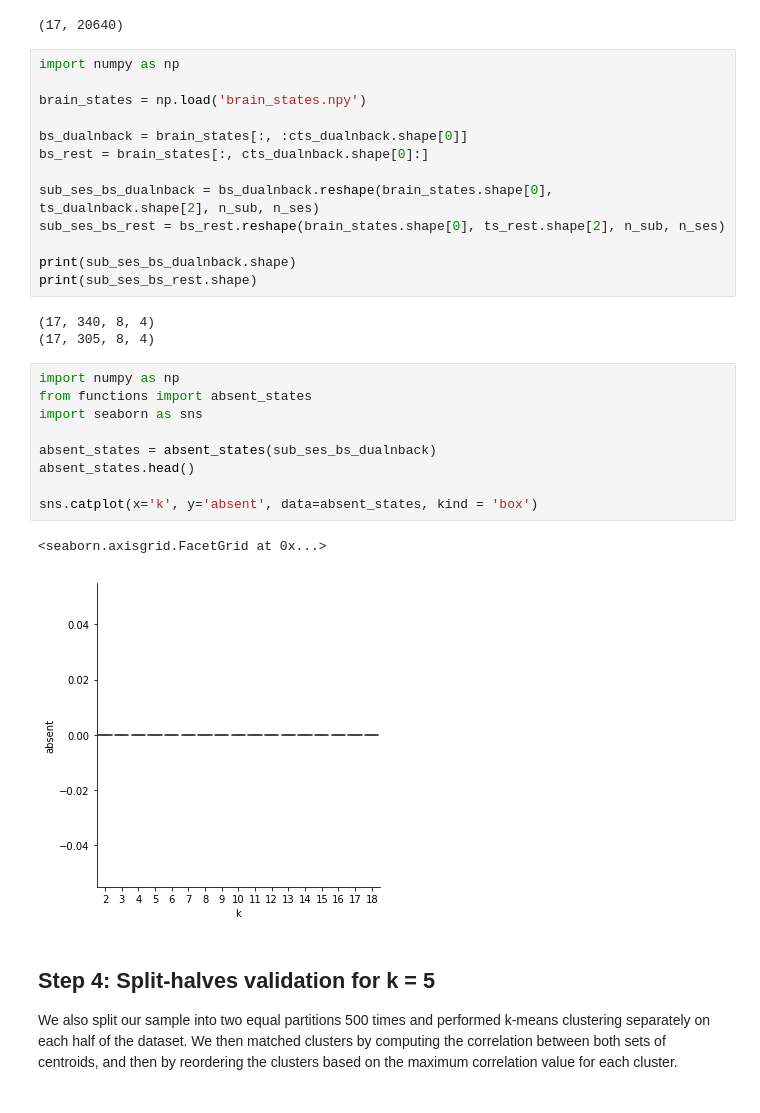
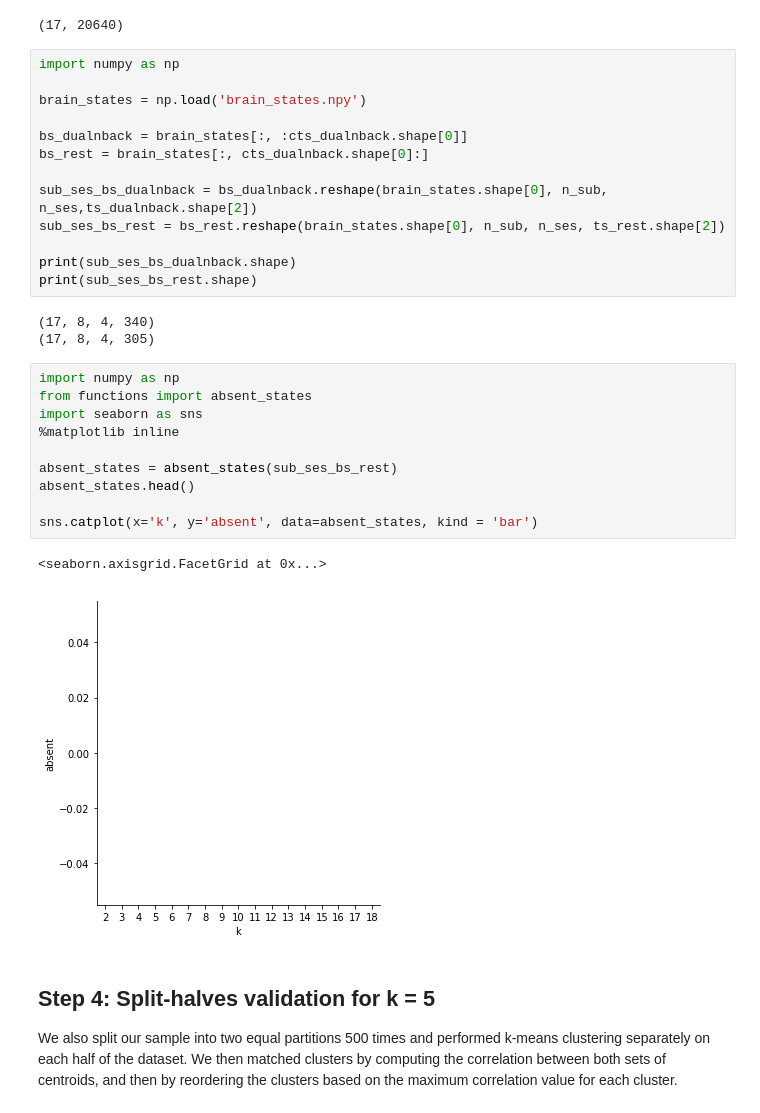
Before and after one commit to LeonBai/wm-brain-states, a Jupyter notebook: brain_states_analysis_schaefer400.ipynb, the cells around one changed output. Drawn from its saved outputs; the diff is of its cells as text.

```diff
--- a/brain_states_analysis_schaefer400.ipynb
+++ b/brain_states_analysis_schaefer400.ipynb
@@ -129,26 +129,27 @@ brain_states = np.load('brain_states.npy')
 bs_dualnback = brain_states[:, :cts_dualnback.shape[0]]
 bs_rest = brain_states[:, cts_dualnback.shape[0]:]
 
-sub_ses_bs_dualnback = bs_dualnback.reshape(brain_states.shape[0], ts_dualnback.shape[2], n_sub, n_ses)
-sub_ses_bs_rest = bs_rest.reshape(brain_states.shape[0], ts_rest.shape[2], n_sub, n_ses)
+sub_ses_bs_dualnback = bs_dualnback.reshape(brain_states.shape[0], n_sub, n_ses,ts_dualnback.shape[2])
+sub_ses_bs_rest = bs_rest.reshape(brain_states.shape[0], n_sub, n_ses, ts_rest.shape[2])
 
 print(sub_ses_bs_dualnback.shape)
 print(sub_ses_bs_rest.shape)
 # %% [output]
-(17, 340, 8, 4)
-(17, 305, 8, 4)
+(17, 8, 4, 340)
+(17, 8, 4, 305)
 # %%
 import numpy as np
 from functions import absent_states
 import seaborn as sns
+%matplotlib inline
 
-absent_states = absent_states(sub_ses_bs_dualnback)
+absent_states = absent_states(sub_ses_bs_rest)
 absent_states.head()
 
-sns.catplot(x='k', y='absent', data=absent_states, kind = 'box')
+sns.catplot(x='k', y='absent', data=absent_states, kind = 'bar')
 # %% [output]
 <seaborn.axisgrid.FacetGrid at 0x...>
-[figure, old version]
+[figure, new version]
 # %% [markdown]
 Step 4: Split-halves validation for k = 5
 -------------------------------------------------------------------------
```
Also changed, not shown: parts of 11 cells of this notebook, 1 other file.
